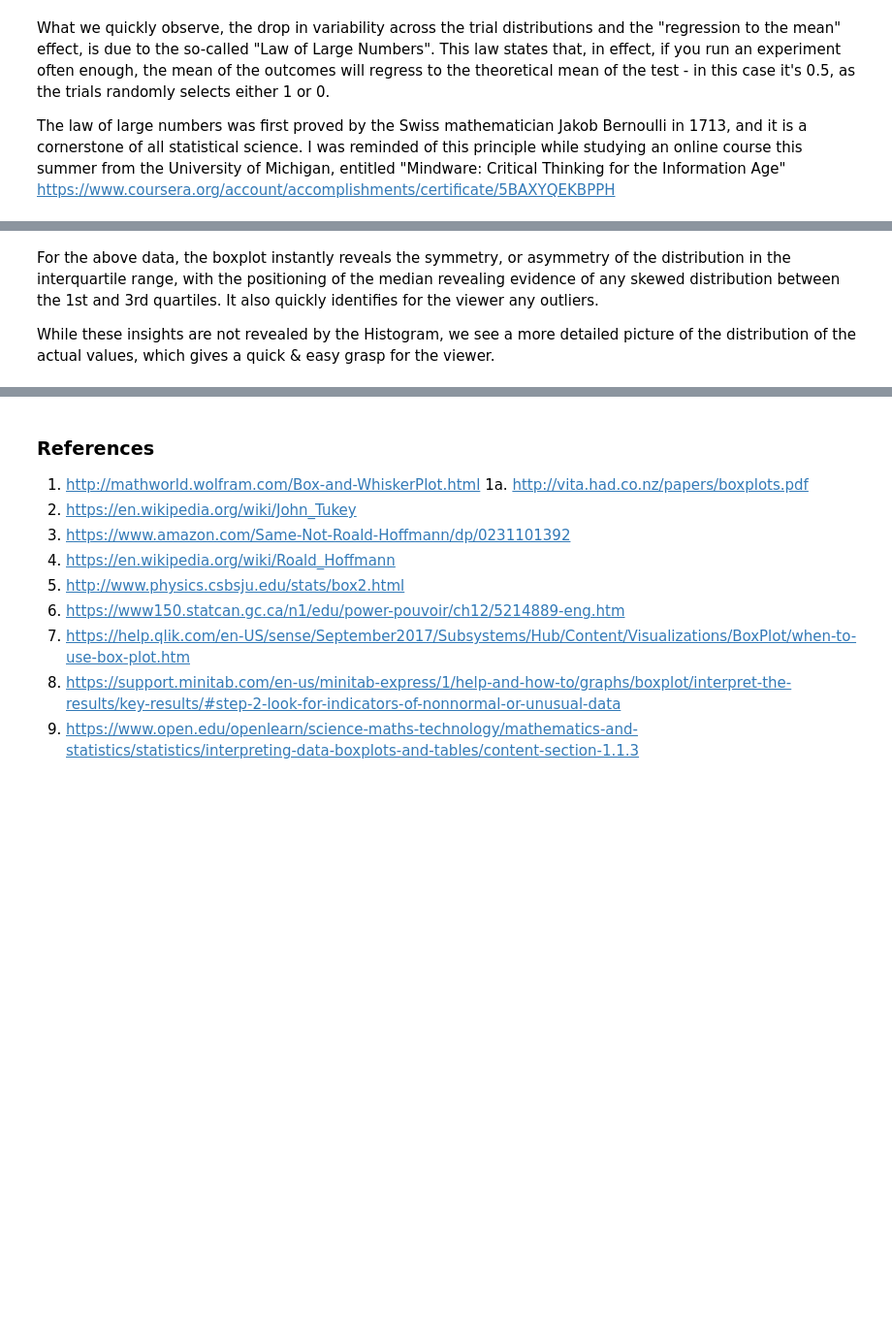
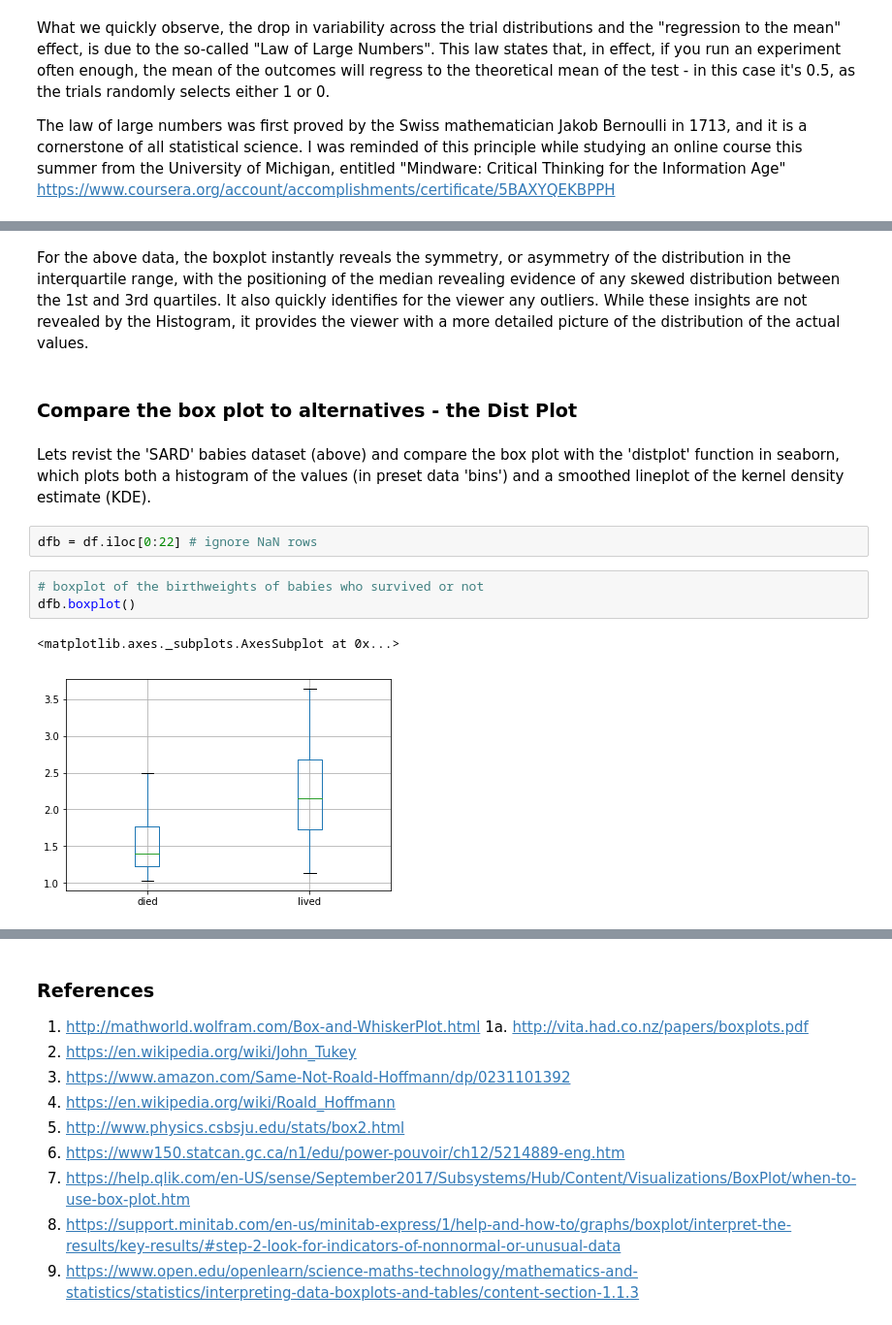
Before and after one commit to Aqua5lad/FDA-Dec-Project, a Jupyter notebook: FDA Project Dec 2018.ipynb, the cells around one changed output, grey strips where cells are left out. Shown at 97% size. Saved outputs shown, nothing was run; the diff lists cells and outputs as text; blank space fills up the shorter version.

Commit message:
compare distplot

```diff
--- a/FDA Project Dec 2018.ipynb
+++ b/FDA Project Dec 2018.ipynb
@@ -171,4 +217,14 @@ s.boxplot()
 # %% [markdown]
-For the above data, the boxplot instantly reveals the symmetry, or asymmetry of the distribution in the interquartile range, with the positioning of the median revealing evidence of any skewed distribution between the 1st and 3rd quartiles. It also quickly identifies for the viewer any outliers.
-
-While these insights are not revealed by the Histogram, we see a more detailed picture of the distribution of the actual values, which gives a quick & easy grasp for the viewer.
+For the above data, the boxplot instantly reveals the symmetry, or asymmetry of the distribution in the interquartile range, with the positioning of the median revealing evidence of any skewed distribution between the 1st and 3rd quartiles. It also quickly identifies for the viewer any outliers. While these insights are not revealed by the Histogram, it provides the viewer with a more detailed picture of the distribution of the actual values.
+# %% [markdown]
+### Compare the box plot to alternatives - the Dist Plot
+# %% [markdown]
+Lets revist the 'SARD' babies dataset (above) and compare the box plot with the 'distplot' function in seaborn, which plots both a histogram of the values (in preset data 'bins') and a smoothed lineplot of the kernel density estimate (KDE).
+# %%
+dfb = df.iloc[0:22] # ignore NaN rows
+# %%
+# boxplot of the birthweights of babies who survived or not
+dfb.boxplot()
+# %% [output]
+<matplotlib.axes._subplots.AxesSubplot at 0x...>
+[figure, added]
```
Also changed, not shown: parts of 24 cells of this notebook.
